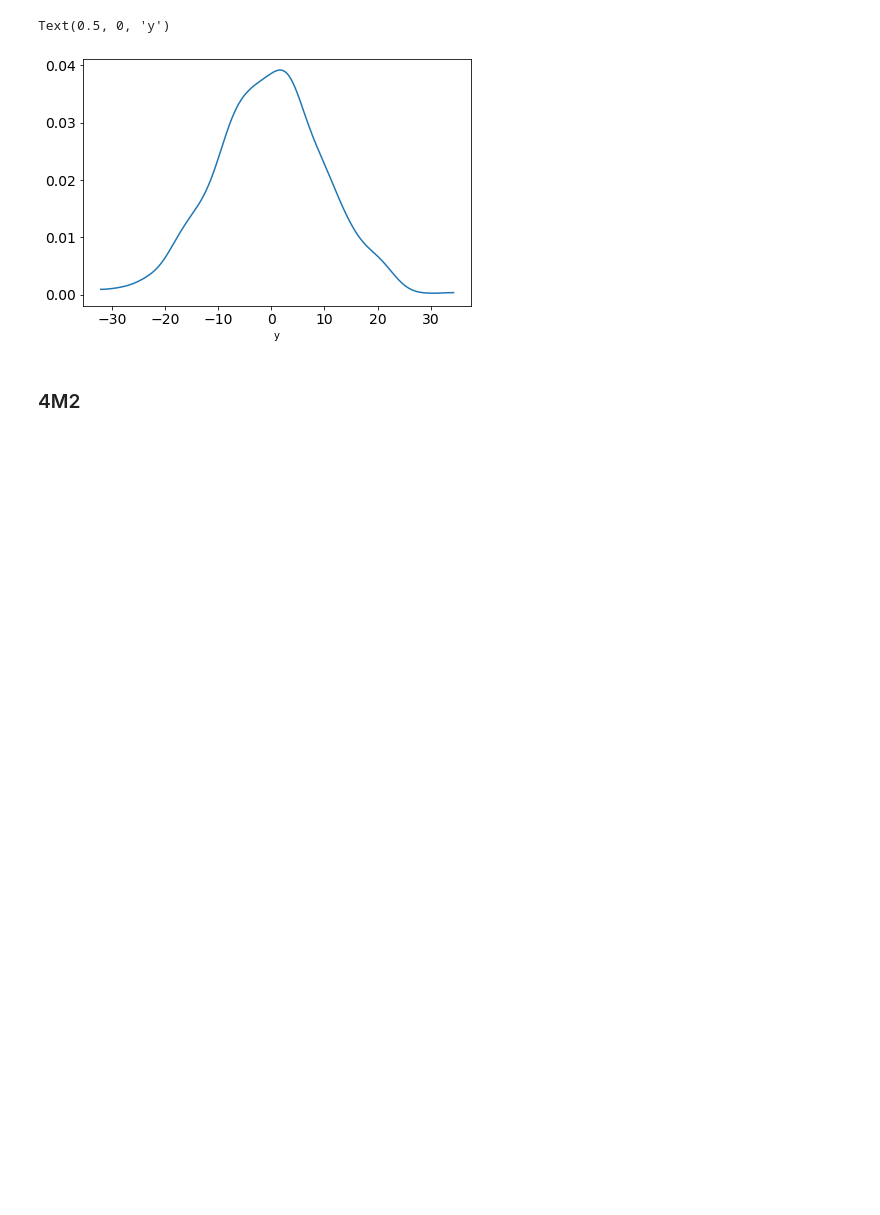
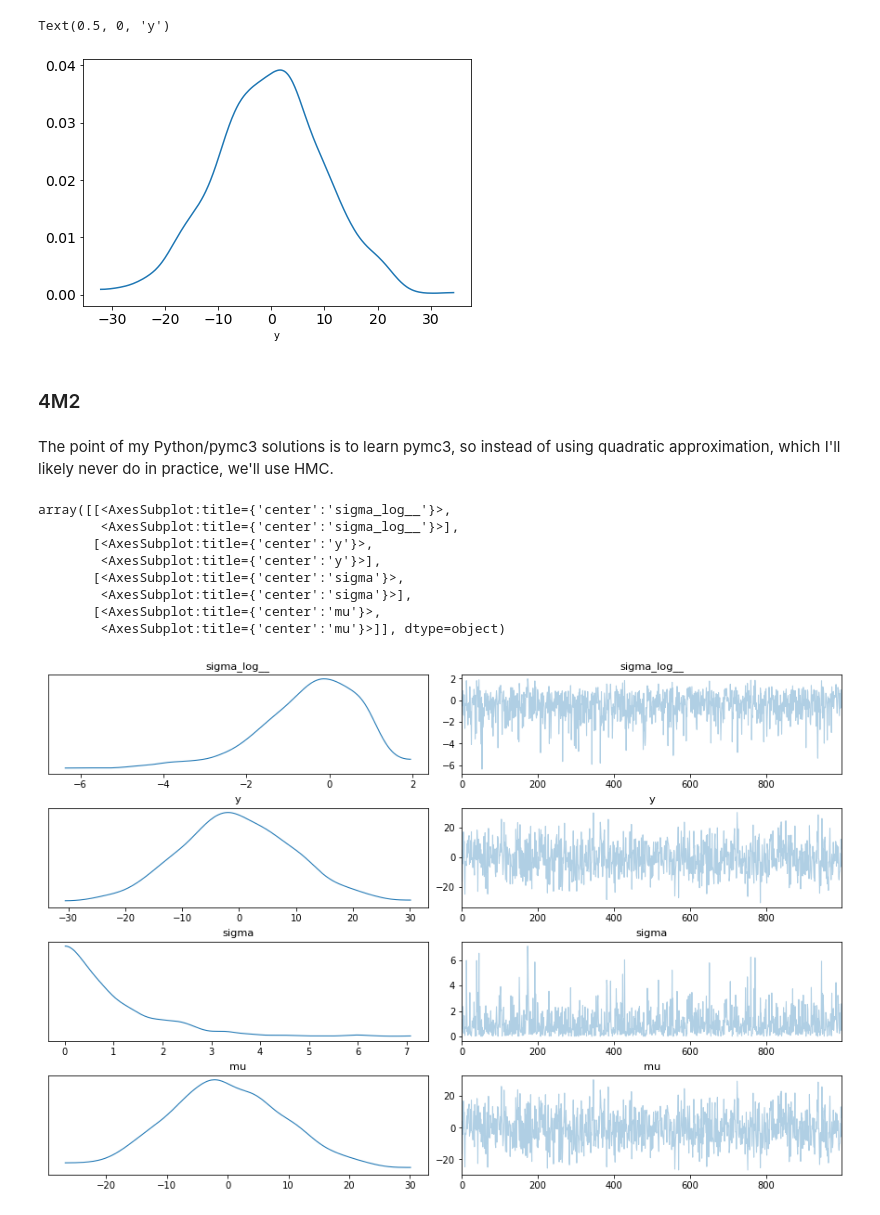
Before and after one commit to oadams/oadams.github.io, a Jupyter notebook: statistical_rethinking_solutions/ch4.ipynb, the cells around one changed output. Saved outputs shown, nothing was run; the diff lists cells and outputs as text; code cells hidden in the pictures; blank space fills up the shorter version.

```diff
--- a/statistical_rethinking_solutions/ch4.ipynb
+++ b/statistical_rethinking_solutions/ch4.ipynb
@@ -40,3 +42,27 @@ Text(0.5, 0, 'y')
 [figure]
 # %% [markdown]
 ### 4M2
+# %% [markdown]
+The point of my Python/pymc3 solutions is to learn pymc3, so instead of using quadratic approximation, which I'll likely never do in practice, we'll use HMC.
+# %%
+import pymc3 as pm
+
+with pm.Model() as model_4m2:
+    mu = pm.Normal("mu", mu=0, sd=10)
+    sigma = pm.Exponential("sigma", lam=1)
+    y = pm.Normal("y", mu=mu, sd=sigma)
+# %%
+# Do some prior checks to confirm our model is similar to the one above.
+with model_4m2:
+    prior_checks = pm.sample_prior_predictive(samples=1000)
+az.plot_trace(prior_checks)
+# %% [output]
+array([[<AxesSubplot:title={'center':'sigma_log__'}>,
+        <AxesSubplot:title={'center':'sigma_log__'}>],
+       [<AxesSubplot:title={'center':'y'}>,
+        <AxesSubplot:title={'center':'y'}>],
+       [<AxesSubplot:title={'center':'sigma'}>,
+        <AxesSubplot:title={'center':'sigma'}>],
+       [<AxesSubplot:title={'center':'mu'}>,
+        <AxesSubplot:title={'center':'mu'}>]], dtype=object)
+[figure, added]
```
Also changed, not shown: parts of 26 cells of this notebook.
